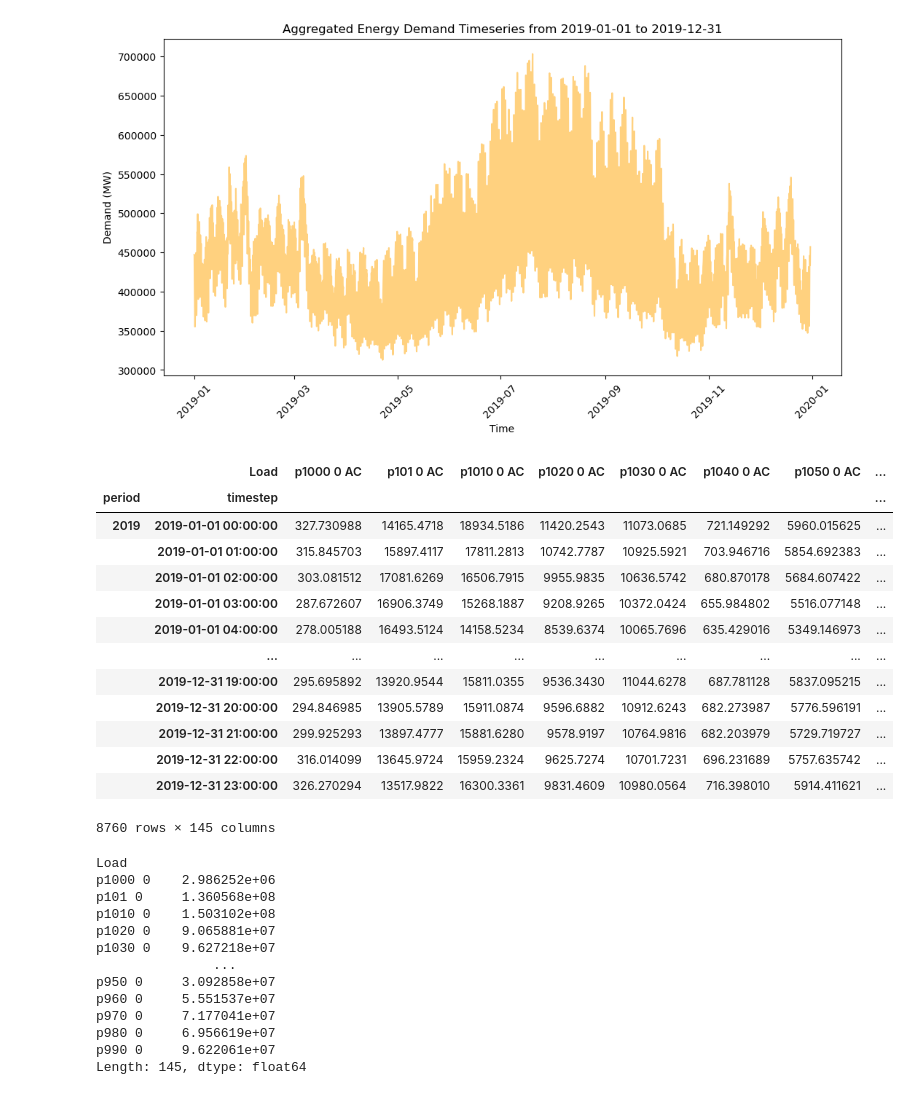
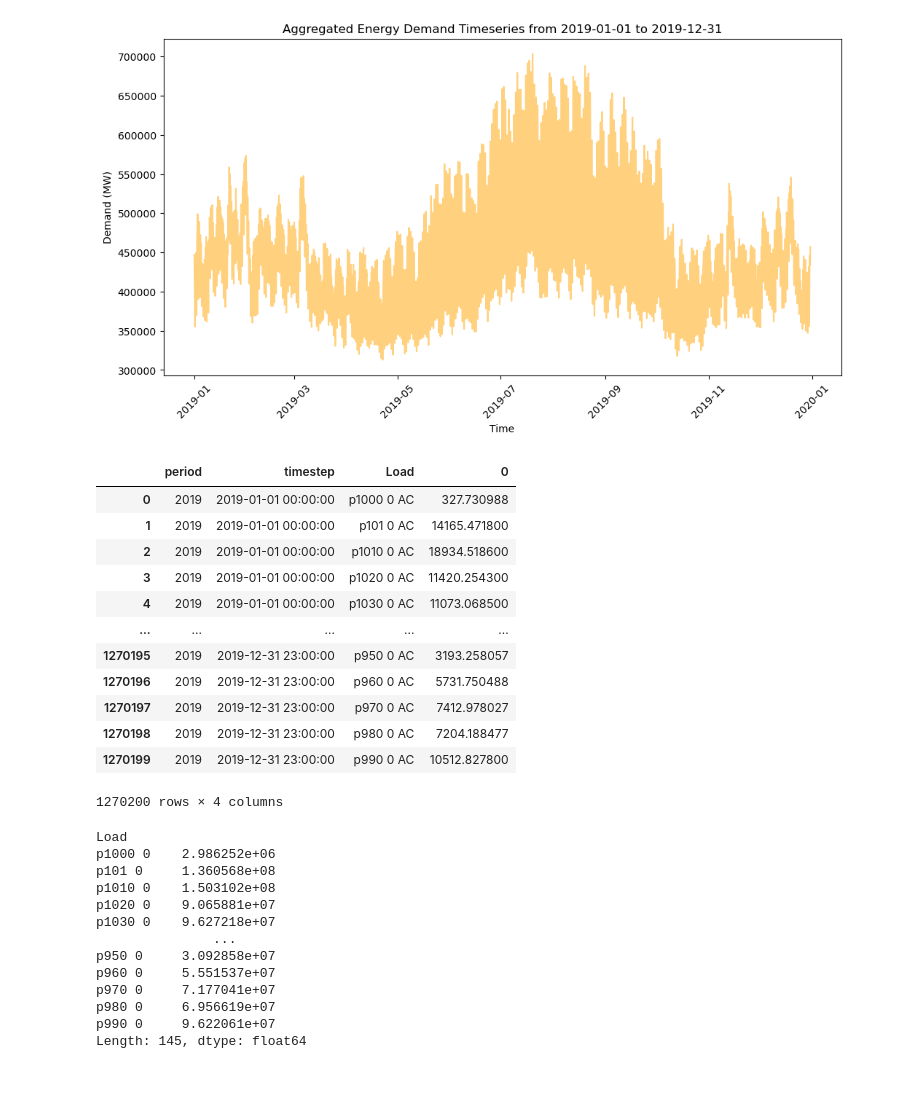
Before and after one commit to af3913/pypsa-usa, a Jupyter notebook: workflow/pypsa-usa_technical_appendix.ipynb, the cells around one changed output. Cells and saved outputs as stored; diff of their text form; code cells hidden in the pictures.

```diff
--- a/workflow/pypsa-usa_technical_appendix.ipynb
+++ b/workflow/pypsa-usa_technical_appendix.ipynb
@@ -413,21 +391,25 @@ plot_demand_timeseries(demand_timeseries, "2019-01-01", "2019-12-31")
 # %%
 # Energy Demand zonal level
 pd.DataFrame(network.loads_t.p)
+
+# Change format to conver columns to rows
+loads = pd.DataFrame(network.loads_t.p).stack().reset_index()
+
+loads
 # %% [output]
-|  | Load | p1000 0 AC | p101 0 AC | p1010 0 AC | p1020 0 AC | p1030 0 AC | p1040 0 AC | p1050 0 AC | ... |
-| period | timestep |  |  |  |  |  |  |  | ... |
-| 2019 | 2019-01-01 00:00:00 | 327.730988 | 14165.4718 | 18934.5186 | 11420.2543 | 11073.0685 | 721.149292 | 5960.015625 | ... |
-|  | 2019-01-01 01:00:00 | 315.845703 | 15897.4117 | 17811.2813 | 10742.7787 | 10925.5921 | 703.946716 | 5854.692383 | ... |
-|  | 2019-01-01 02:00:00 | 303.081512 | 17081.6269 | 16506.7915 | 9955.9835 | 10636.5742 | 680.870178 | 5684.607422 | ... |
-|  | 2019-01-01 03:00:00 | 287.672607 | 16906.3749 | 15268.1887 | 9208.9265 | 10372.0424 | 655.984802 | 5516.077148 | ... |
-|  | 2019-01-01 04:00:00 | 278.005188 | 16493.5124 | 14158.5234 | 8539.6374 | 10065.7696 | 635.429016 | 5349.146973 | ... |
-|  | ... | ... | ... | ... | ... | ... | ... | ... | ... |
-|  | 2019-12-31 19:00:00 | 295.695892 | 13920.9544 | 15811.0355 | 9536.3430 | 11044.6278 | 687.781128 | 5837.095215 | ... |
-|  | 2019-12-31 20:00:00 | 294.846985 | 13905.5789 | 15911.0874 | 9596.6882 | 10912.6243 | 682.273987 | 5776.596191 | ... |
-|  | 2019-12-31 21:00:00 | 299.925293 | 13897.4777 | 15881.6280 | 9578.9197 | 10764.9816 | 682.203979 | 5729.719727 | ... |
-|  | 2019-12-31 22:00:00 | 316.014099 | 13645.9724 | 15959.2324 | 9625.7274 | 10701.7231 | 696.231689 | 5757.635742 | ... |
-|  | 2019-12-31 23:00:00 | 326.270294 | 13517.9822 | 16300.3361 | 9831.4609 | 10980.0564 | 716.398010 | 5914.411621 | ... |
+|  | period | timestep | Load | 0 |
+| 0 | 2019 | 2019-01-01 00:00:00 | p1000 0 AC | 327.730988 |
+| 1 | 2019 | 2019-01-01 00:00:00 | p101 0 AC | 14165.471800 |
+| 2 | 2019 | 2019-01-01 00:00:00 | p1010 0 AC | 18934.518600 |
+| 3 | 2019 | 2019-01-01 00:00:00 | p1020 0 AC | 11420.254300 |
+| 4 | 2019 | 2019-01-01 00:00:00 | p1030 0 AC | 11073.068500 |
+| ... | ... | ... | ... | ... |
+| 1270195 | 2019 | 2019-12-31 23:00:00 | p950 0 AC | 3193.258057 |
+| 1270196 | 2019 | 2019-12-31 23:00:00 | p960 0 AC | 5731.750488 |
+| 1270197 | 2019 | 2019-12-31 23:00:00 | p970 0 AC | 7412.978027 |
+| 1270198 | 2019 | 2019-12-31 23:00:00 | p980 0 AC | 7204.188477 |
+| 1270199 | 2019 | 2019-12-31 23:00:00 | p990 0 AC | 10512.827800 |
-8760 rows × 145 columns
+1270200 rows × 4 columns
 # %%
 #  Gets Nodal Sum of Demand
 demand_base = get_demand_base(network)
```
Also changed, not shown: parts of 2 cells of this notebook.
